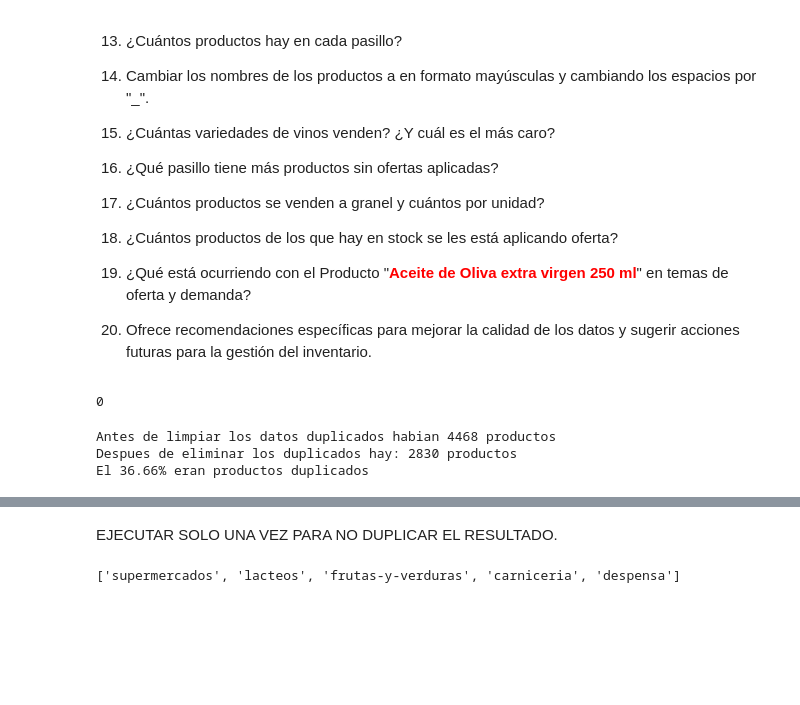
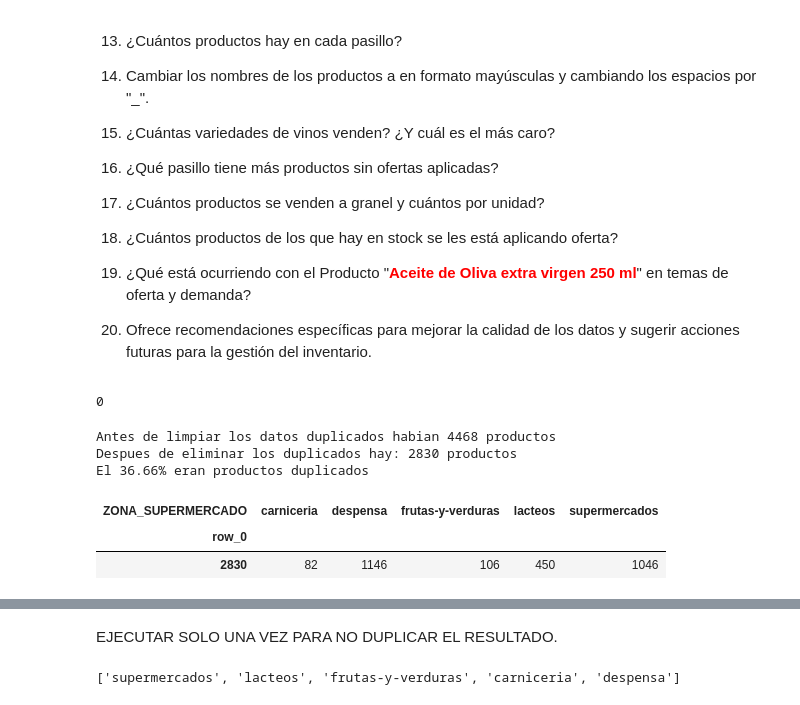
Before and after one commit to Bubu52/AMACOR_SUPERMARKET, a Jupyter notebook: Preguntas resueltas v.1.1.ipynb, the cells around one changed output, grey strips where cells are left out. Drawn from its saved outputs; the diff is of its cells as text; code cells hidden in the pictures; blank space fills up the shorter version.

```diff
--- a/Preguntas resueltas v.1.1.ipynb
+++ b/Preguntas resueltas v.1.1.ipynb
@@ -122,0 +126,6 @@ El 36.66% eran productos duplicados
+# %%
+cross_table
+# %% [output]
+| ZONA_SUPERMERCADO | carniceria | despensa | frutas-y-verduras | lacteos | supermercados |
+| row_0 |  |  |  |  |  |
+| 2830 | 82 | 1146 | 106 | 450 | 1046 |
```
Also changed, not shown: parts of 5 cells of this notebook.
